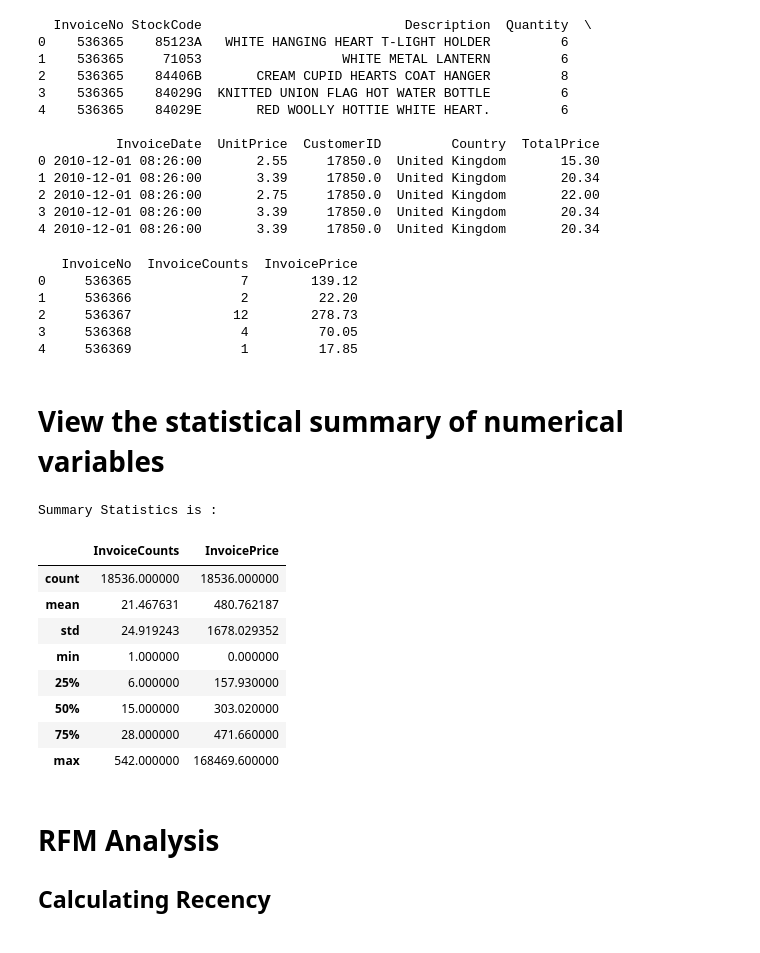
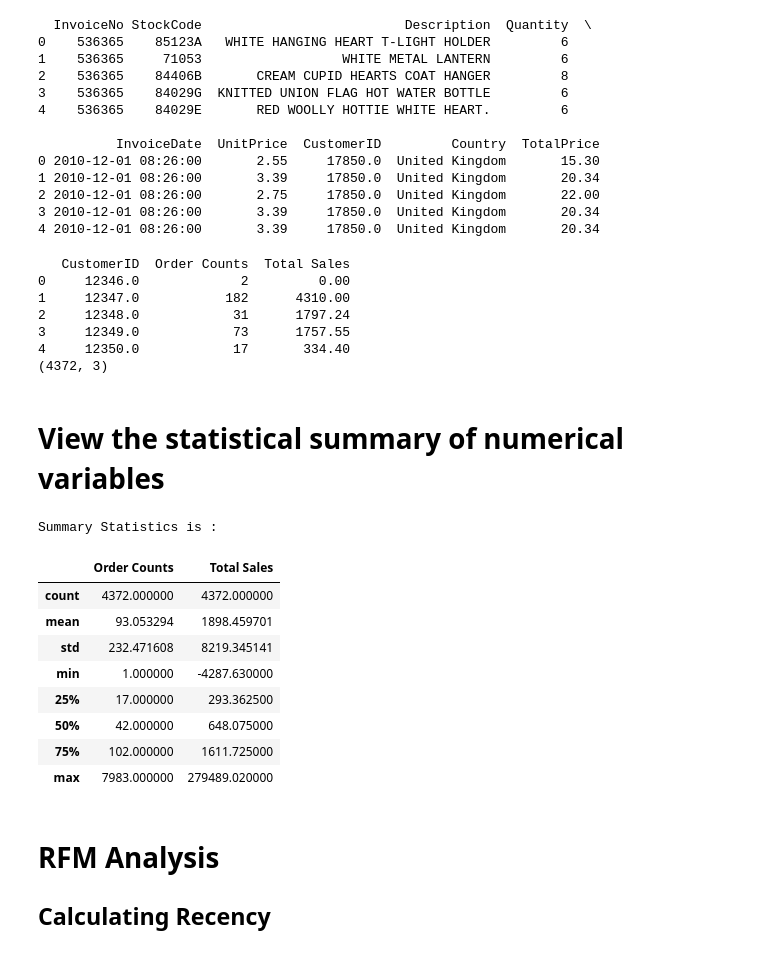
Before and after one commit to ClaireBurcik/DS-340W-Project, a Jupyter notebook: RFM_KMeans_22_07_2023_(1)_(1).ipynb, the cells around one changed output. Saved outputs shown, nothing was run; the diff lists cells and outputs as text; code cells hidden in the pictures.

```diff
--- a/RFM_KMeans_22_07_2023_(1)_(1).ipynb
+++ b/RFM_KMeans_22_07_2023_(1)_(1).ipynb
@@ -143,33 +145,35 @@ print(data.head(5))
 3 2010-12-01 08:26:00       3.39     17850.0  United Kingdom       20.34
 4 2010-12-01 08:26:00       3.39     17850.0  United Kingdom       20.34
 # %%
-df = data.groupby(['InvoiceNo'])['InvoiceNo'].count().reset_index(name='InvoiceCounts')
-df1 = data.groupby(['InvoiceNo'])['TotalPrice'].sum().reset_index(name='InvoicePrice')
-df=df.join(df1['InvoicePrice'])
+df = data.groupby(['CustomerID'])['InvoiceNo'].count().reset_index(name='Order Counts')
+df1 = data.groupby(['CustomerID'])['TotalPrice'].sum().reset_index(name='Total Sales')
+df=df.join(df1['Total Sales'])
 print(df.head(5))
+print(df.shape)
 # %% [output]
-   InvoiceNo  InvoiceCounts  InvoicePrice
-0     536365              7        139.12
-1     536366              2         22.20
-2     536367             12        278.73
-3     536368              4         70.05
-4     536369              1         17.85
+   CustomerID  Order Counts  Total Sales
+0     12346.0             2         0.00
+1     12347.0           182      4310.00
+2     12348.0            31      1797.24
+3     12349.0            73      1757.55
+4     12350.0            17       334.40
+(4372, 3)
 # %% [markdown]
 # View the statistical summary of numerical variables
 # %%
 print('Summary Statistics is :')
-df[['InvoiceCounts','InvoicePrice']].describe()
+df[['Order Counts','Total Sales']].describe()
 # %% [output]
 Summary Statistics is :
-|  | InvoiceCounts | InvoicePrice |
-| count | 18536.000000 | 18536.000000 |
-| mean | 21.467631 | 480.762187 |
-| std | 24.919243 | 1678.029352 |
-| min | 1.000000 | 0.000000 |
-| 25% | 6.000000 | 157.930000 |
-| 50% | 15.000000 | 303.020000 |
-| 75% | 28.000000 | 471.660000 |
-| max | 542.000000 | 168469.600000 |
+|  | Order Counts | Total Sales |
+| count | 4372.000000 | 4372.000000 |
+| mean | 93.053294 | 1898.459701 |
+| std | 232.471608 | 8219.345141 |
+| min | 1.000000 | -4287.630000 |
+| 25% | 17.000000 | 293.362500 |
+| 50% | 42.000000 | 648.075000 |
+| 75% | 102.000000 | 1611.725000 |
+| max | 7983.000000 | 279489.020000 |
 # %% [markdown]
 # RFM Analysis
 ## Calculating Recency
```
Also changed, not shown: parts of 108 cells of this notebook.
